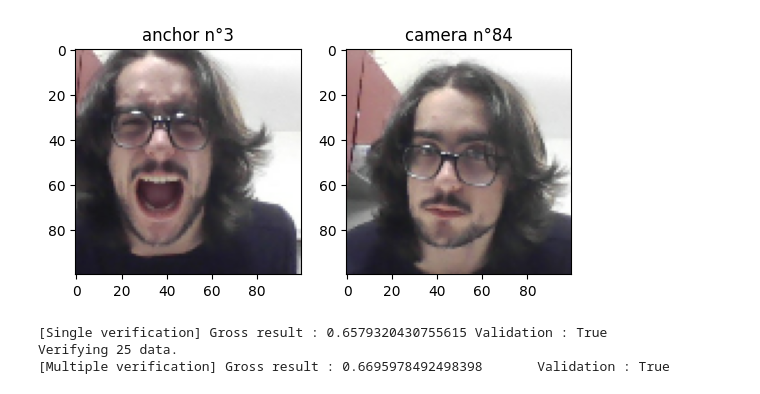
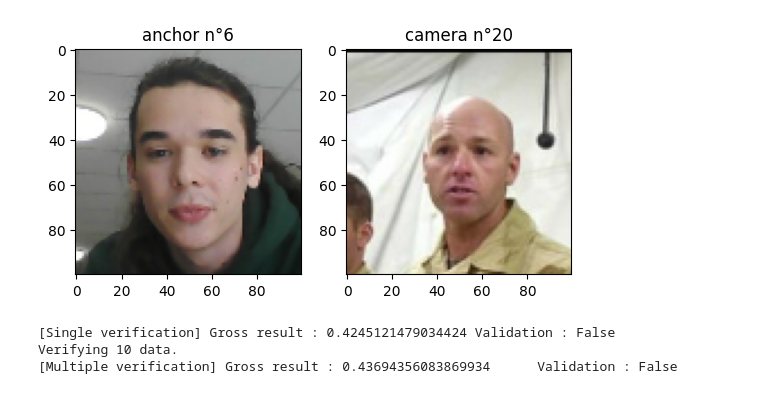
Before and after one commit to xafras/RFTL2, a Jupyter notebook: live.ipynb, the cells around one changed output. Saved outputs shown, nothing was run; the diff lists cells and outputs as text; code cells hidden in the pictures.

Commit message:
live demo fix

```diff
--- a/live.ipynb
+++ b/live.ipynb
@@ -29,27 +67,28 @@ VERIFICATION_THRESHOLD = 0.55
 # %%
 k,m = 0,0
 # %%
-anc_path = ANC_PATH
-ver_path = r'C:\Users\xafra\Documents\2A\Cassiopée\b\RFTL2\data\verification_demo'
+anc_path = r'C:\Users\xafra\Documents\2A\Cassiopée\git project\RFTL2\data\anchor'
+ver_path = r'C:\Users\xafra\Documents\2A\Cassiopée\git project\RFTL2\data\verification_demo'
 k+=1
 m-=1
-k %= len(os.listdir(anc_path)); m %= len(os.listdir(ver_path))
+k %= len(os.listdir(anc_path))
+m %= len(os.listdir(ver_path))
 
 #   preprocess
 anchor_file_path = os.path.join(anc_path, os.listdir(anc_path)[k])
 verify_file_path = os.path.join(ver_path, os.listdir(ver_path)[m])
 test_input = np.array(preprocess(anchor_file_path))
 test_val = np.array(preprocess(verify_file_path))
 
 #   Display pictures and print results
 plot_images_b2b(test_input, test_val, title1=f"anchor n°{k}", title2=f"camera n°{m}")
 
 result = siamese_model.predict([np.array([test_input]), np.array([test_val])])
 print(f"[Single verification] Gross result : {np.mean(result)}\tValidation : {np.mean(result) > VERIFICATION_THRESHOLD}")
 quartile_result = verify(siamese_model, verify_file_path, anc_path)
 print(f"[Multiple verification] Gross result : {quartile_result}\tValidation : {quartile_result > VERIFICATION_THRESHOLD}")
 # %% [output]
-[figure, old version]
+[figure, new version]
-[Single verification] Gross result : 0.6579320430755615 Validation : True
-Verifying 25 data.
-[Multiple verification] Gross result : 0.6695978492498398       Validation : True
+[Single verification] Gross result : 0.4245121479034424 Validation : False
+Verifying 10 data.
+[Multiple verification] Gross result : 0.43694356083869934      Validation : False
```
Also changed, not shown: parts of 8 cells of this notebook, 2 other files.
